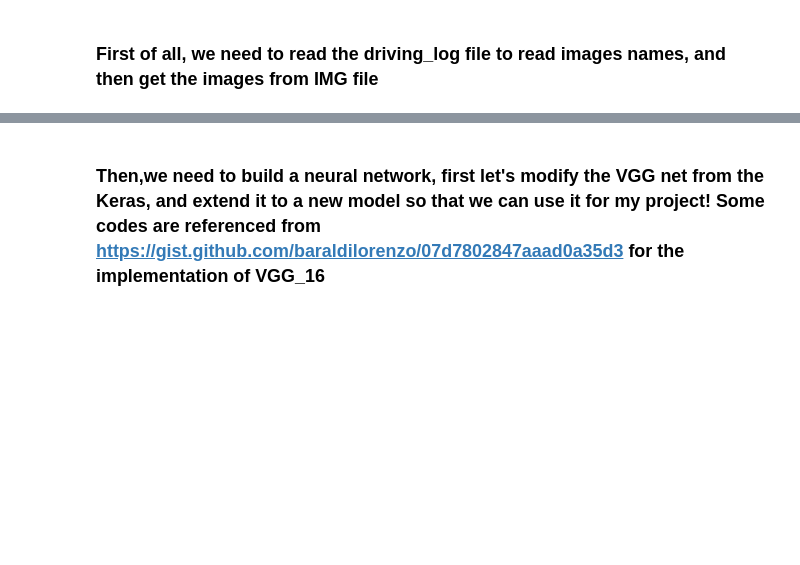
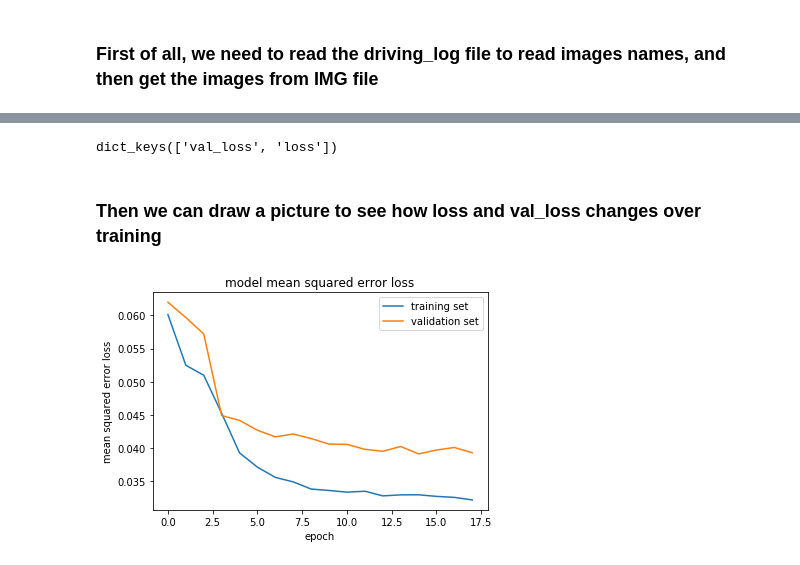
Before and after one commit to tiandiao123/behavorial-cloning, a Jupyter notebook: self_driving_car_simulation.ipynb, the cells around one changed output, grey strips where cells are left out. Cells and saved outputs as stored; diff of their text form; code cells hidden in the pictures; blank space fills up the shorter version.

Commit message:
finish training

```diff
--- a/self_driving_car_simulation.ipynb
+++ b/self_driving_car_simulation.ipynb
@@ -107,16 +111,32 @@ X_train, X_val, y_train, y_val = train_test_split(X_train, y_train, test_size=.0
+# %%
+X_train, X_validation, y_train, y_validation = train_test_split(training_data, training_angles, test_size=.1)
 # %%
 # Establish model architecture
+from keras.layers import Cropping2D
+
 model = Sequential()
-model.add(BatchNormalization(axis=1, input_shape=(32,64,3)))
-model.add(Convolution2D(16, 3, 3, border_mode='valid', subsample=(2,2), activation='relu'))
-model.add(Convolution2D(24, 3, 3, border_mode='valid', subsample=(1,2), activation='relu'))
+model.add(Cropping2D(cropping=((10,0), (0,0)), input_shape=(32,64,3)))
+
+model.add(BatchNormalization(axis=1))
+model.add(Convolution2D(8,3,3,border_mode='valid',activation='relu'))
+model.add(Dropout(0.2))
+model.add(Convolution2D(8,3,3,border_mode='valid',activation='relu'))
+model.add(Dropout(0.2))
+model.add(Convolution2D(16, 3, 3, border_mode='valid', activation='relu'))
+model.add(Dropout(0.2))
+model.add(Convolution2D(24, 3, 3, border_mode='valid', activation='relu'))
+model.add(Dropout(0.3))
 model.add(Convolution2D(36, 3, 3, border_mode='valid', activation='relu'))
-model.add(Convolution2D(48, 2, 2, border_mode='valid', activation='relu'))
-model.add(Convolution2D(48, 2, 2, border_mode='valid', activation='relu'))
+model.add(MaxPooling2D((2,2), strides=(2,2)))
+model.add(Convolution2D(45, 2, 2, border_mode='valid', activation='relu'))
+model.add(Dropout(0.3))
+model.add(Convolution2D(45, 2, 2, border_mode='valid', activation='relu'))
 model.add(Flatten())
-model.add(Dense(512))
-model.add(Dropout(.5))
+
+model.add(Dense(560))
+model.add(Dropout(0.5))
 model.add(Activation('relu'))
+
 model.add(Dense(10))
 model.add(Activation('relu'))
 model.add(Dense(1))
@@ -149,14 +171,14 @@ callback = EarlyStopping(monitor='val_loss', patience=2, verbose=1)
 # %%
-model.fit(X_train,
+history_object=model.fit(X_train,
         y_train,
         nb_epoch=20,
         verbose=1,
         batch_size=128,
         shuffle=True,
-        validation_data=(X_val, y_val),
+        validation_data=(X_validation, y_validation),
         callbacks=[checkpoint, callback])
 
-#print("Weights Saved")
+
 json_string = model.to_json()
 with open('model.json', 'w') as jsonfile:
     json.dump(json_string, jsonfile)
@@ -188,3 +204,17 @@ Using TensorFlow backend.
-# %% [markdown]
-### Then,we need to build a neural network, first let's modify the VGG net from the Keras, and extend it to a new model so that we can use it for my project! Some codes are referenced from https://gist.github.com/baraldilorenzo/07d7802847aaad0a35d3 for the implementation of VGG_16
+# %%
+print(history_object.history.keys())
+# %% [output]
+dict_keys(['val_loss', 'loss'])
+# %% [markdown]
+### Then we can draw a picture to see how loss and val_loss changes over training
+# %%
+plt.plot(history_object.history['loss'])
+plt.plot(history_object.history['val_loss'])
+plt.title('model mean squared error loss')
+plt.ylabel('mean squared error loss')
+plt.xlabel('epoch')
+plt.legend(['training set', 'validation set'], loc='upper right')
+plt.show()
+# %% [output]
+[figure, added]
 # %%
```
Also changed, not shown: parts of 26 cells of this notebook, 3 other files.
